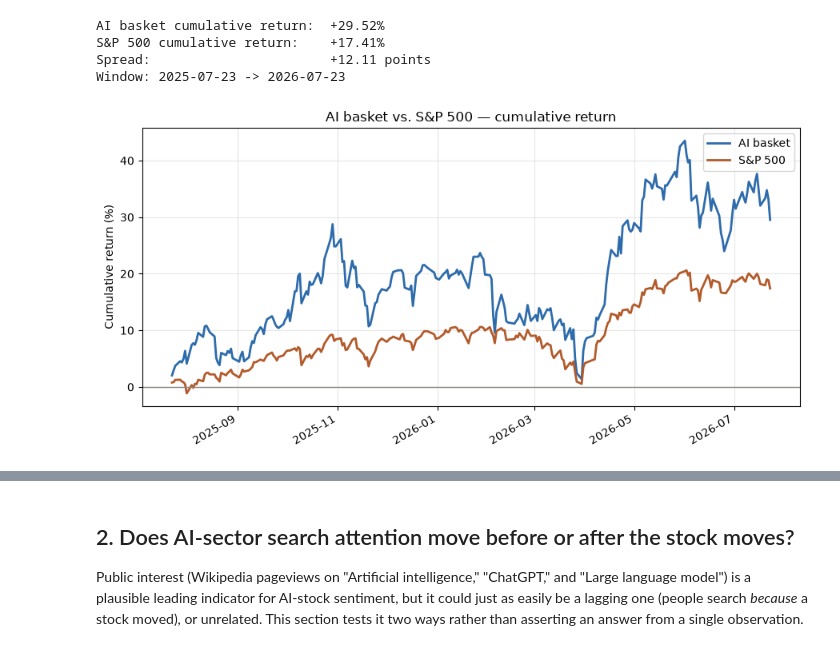
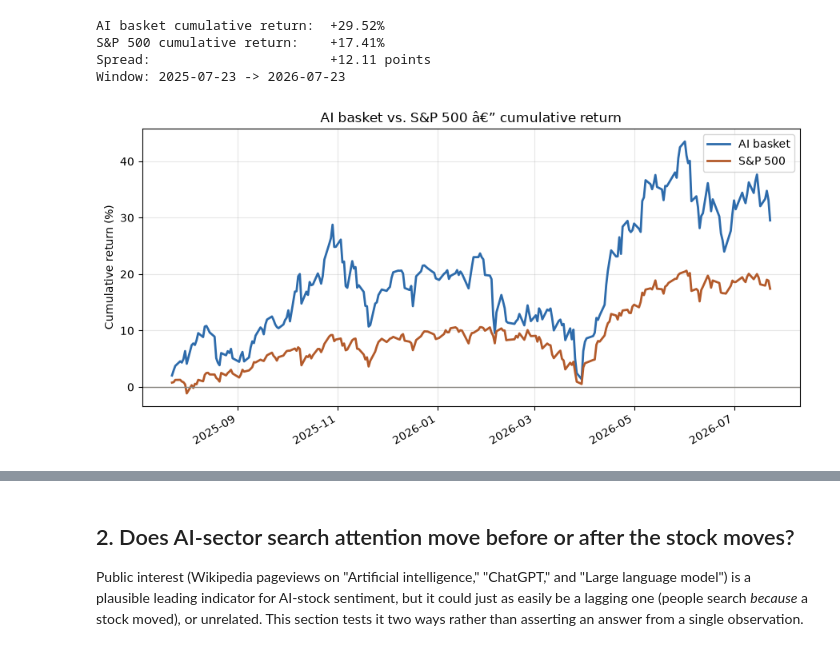
Before and after one commit to pdglenchur-glitch/market_ai_pulse, a Jupyter notebook: analysis/key_findings.ipynb, the cells around one changed output, grey strips where cells are left out. Cells and saved outputs as stored; diff of their text form; code cells hidden in the pictures.

```diff
--- a/analysis/key_findings.ipynb
+++ b/analysis/key_findings.ipynb
@@ -77,14 +78,14 @@ Window: 2025-07-23 -> 2026-07-23
 # %%
 fig, ax = plt.subplots(figsize=(9, 4.5))
 dates = pd.to_datetime(avm['date'])
 ax.plot(dates, avm['ai_cum']*100, label='AI basket', color='#2d6bab', linewidth=2)
 ax.plot(dates, avm['bench_cum']*100, label='S&P 500', color='#b35a2a', linewidth=2)
 ax.axhline(0, color='#898781', linewidth=1)
 ax.set_ylabel('Cumulative return (%)')
-ax.set_title('AI basket vs. S&P 500 — cumulative return')
+ax.set_title('AI basket vs. S&P 500 â€” cumulative return')
 ax.legend()
 fig.autofmt_xdate()
 plt.tight_layout()
 plt.show()
 # %% [output]
-[figure, old version]
+[figure, new version]
```
Also changed, not shown: parts of 12 cells of this notebook.
